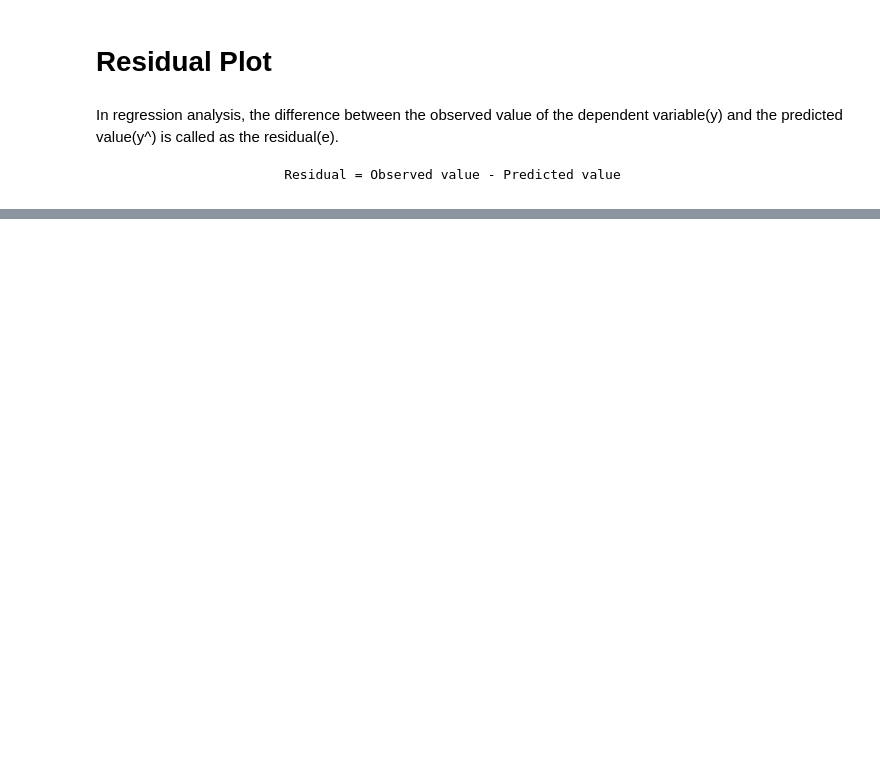
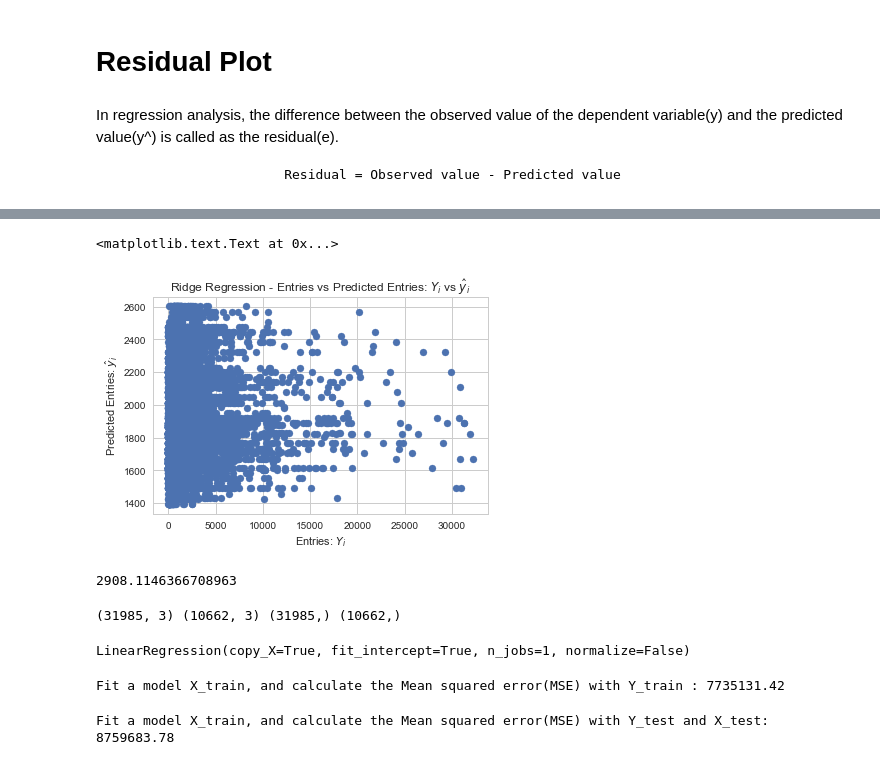
Before and after one commit to AswathKiruba/Machine-Learning, a Jupyter notebook: Linear Regression.ipynb, the cells around one changed output, grey strips where cells are left out. Cells and saved outputs as stored; diff of their text form; code cells hidden in the pictures; blank space fills up the shorter version.

```diff
--- a/Linear Regression.ipynb
+++ b/Linear Regression.ipynb
@@ -291,0 +375,26 @@ plt.title('Residual plot')
+# %%
+y_pred = lasso.predict(X_test)
+
+plt.scatter(Y_test, y_pred)
+plt.xlabel("Entries: $Y_i$")
+plt.ylabel("Predicted Entries: $\hat{y}_i$")
+plt.title("Ridge Regression - Entries vs Predicted Entries: $Y_i$ vs $\hat{y}_i$")
+# %% [output]
+<matplotlib.text.Text at 0x...>
+[figure, added]
+# %%
+rmse = np.sqrt(metrics.mean_squared_error(Y_test, y_pred))
+rmse
+# %% [output]
+2908.1146366708963
+# %%
+X_train,X_test,Y_train,Y_test = sklearn.model_selection.train_test_split(X_multi,df1['ENTRIESn_hourly'])
+# size of the training
+print(X_train.shape,X_test.shape,Y_train.shape,Y_test.shape)
+# %% [output]
+(31985, 3) (10662, 3) (31985,) (10662,)
+# %%
+lreg = LinearRegression()
+lreg.fit(X_train,Y_train)
+# %% [output]
+LinearRegression(copy_X=True, fit_intercept=True, n_jobs=1, normalize=False)
@@ -291,0 +405,10 @@ plt.title('Residual plot')
+# %%
+print("Fit a model X_train, and calculate the Mean squared error(MSE) with Y_train : %.2f"
+     % np.mean((Y_train-pred_train)**2))
+# %% [output]
+Fit a model X_train, and calculate the Mean squared error(MSE) with Y_train : 7735131.42
+# %%
+print("Fit a model X_train, and calculate the Mean squared error(MSE) with Y_test and X_test: %.2f"
+     % np.mean((Y_test-pred_test)**2))
+# %% [output]
+Fit a model X_train, and calculate the Mean squared error(MSE) with Y_test and X_test: 8759683.78
```
Also changed, not shown: parts of 15 cells of this notebook.
